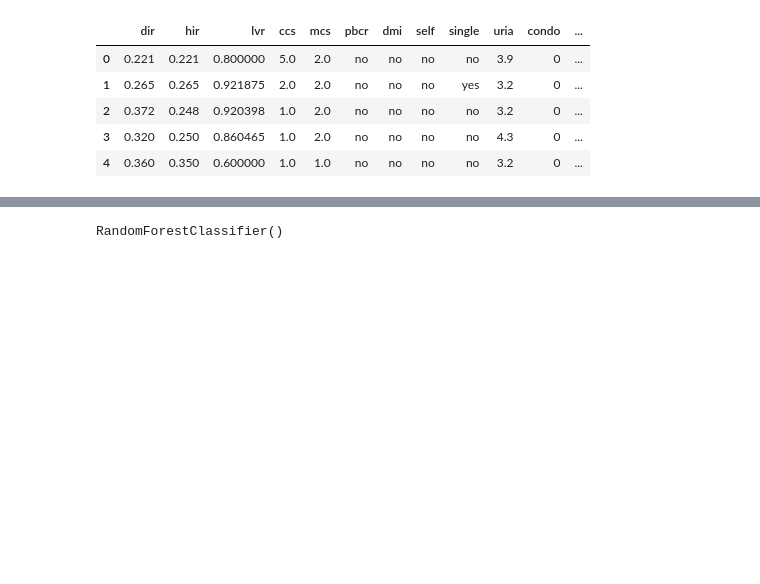
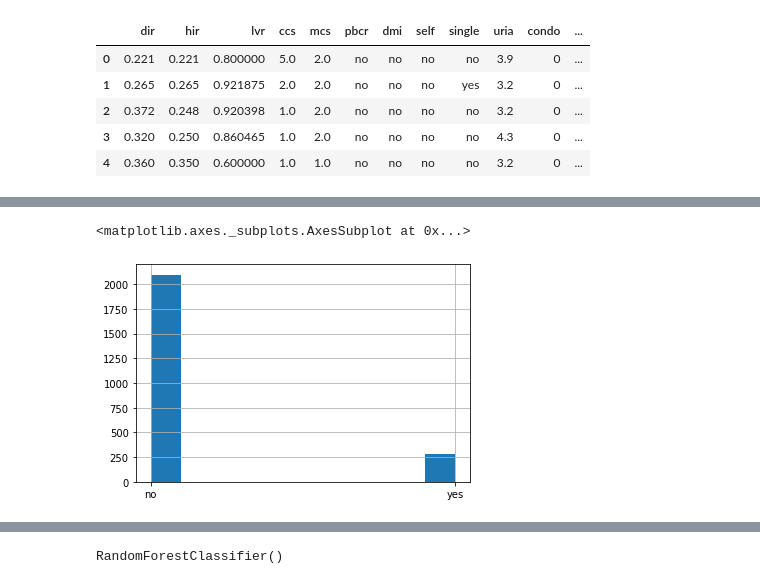
Before and after one commit to u-adrian/PSDA, a Jupyter notebook: 01_Exercise/Aufgabe_5.ipynb, the cells around one changed output, grey strips where cells are left out. Saved outputs shown, nothing was run; the diff lists cells and outputs as text; code cells hidden in the pictures; blank space fills up the shorter version.

```diff
--- a/01_Exercise/Aufgabe_5.ipynb
+++ b/01_Exercise/Aufgabe_5.ipynb
@@ -72,0 +112,6 @@ df.head()
+# %%
+# Ausgabe der Klassenverteilung des Targets (die hier zu sehende Class Imbalance wird in Teilaufgabe d und besonders in Teilaufgabe e aufgegriffen)
+df.deny.hist()
+# %% [output]
+<matplotlib.axes._subplots.AxesSubplot at 0x...>
+[figure, added]
```
Also changed, not shown: parts of 87 cells of this notebook.
